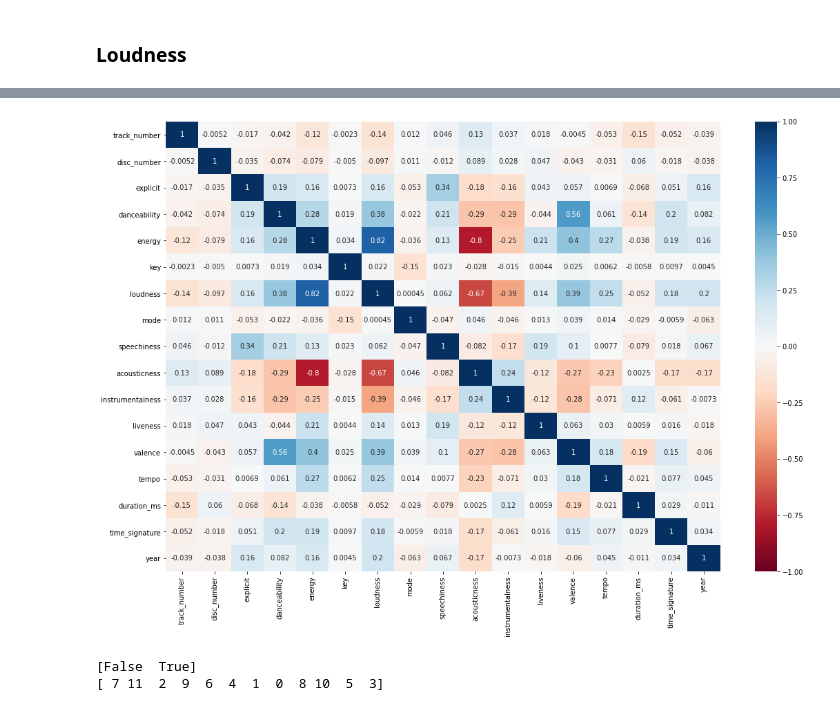
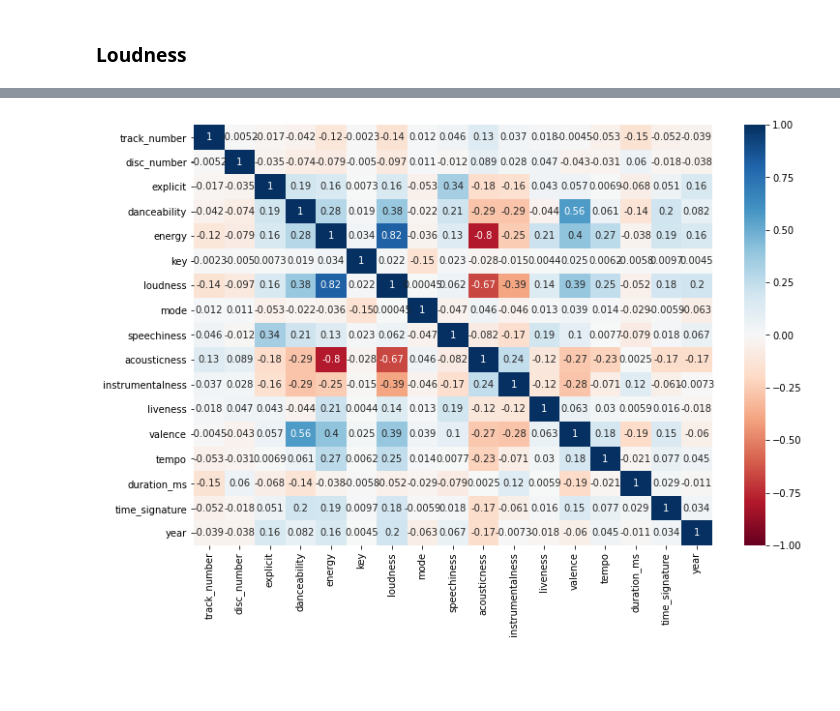
Before and after one commit to andrepalhares/msi2, a Jupyter notebook: 1 - Análise exploratória dos dados.ipynb, the cells around one changed output, grey strips where cells are left out. Drawn from its saved outputs; the diff is of its cells as text; code cells hidden in the pictures; blank space fills up the shorter version.

```diff
--- a/1 - Análise exploratória dos dados.ipynb
+++ b/1 - Análise exploratória dos dados.ipynb
@@ -5,7 +5,7 @@ import numpy as np
 import matplotlib.pyplot as plt
 import seaborn as sns
 # %%
-plt.rcParams["figure.figsize"] = (18,12)
+plt.rcParams["figure.figsize"] = (8,4)
 # %%
 df = pd.read_csv('tracks_features.csv')
 df = df[df['year'] >= 1923]
@@ -149,10 +169,6 @@ plt.plot('year', 'loudness', data=loudness, marker='.', color='blue', linewidth=
 # %%
+plt.rcParams["figure.figsize"] = (12,8)
+
 heatmap = sns.heatmap(df.corr(), vmin=-1, vmax=1, annot=True, cmap='RdBu')
 # %% [output]
-[figure, old version]
+[figure, new version]
-# %%
-print(df['explicit'].unique())
-print(df['key'].unique())
-# %% [output]
-[False  True]
-[ 7 11  2  9  6  4  1  0  8 10  5  3]
```
Also changed, not shown: parts of 13 cells of this notebook, 2 other files.
